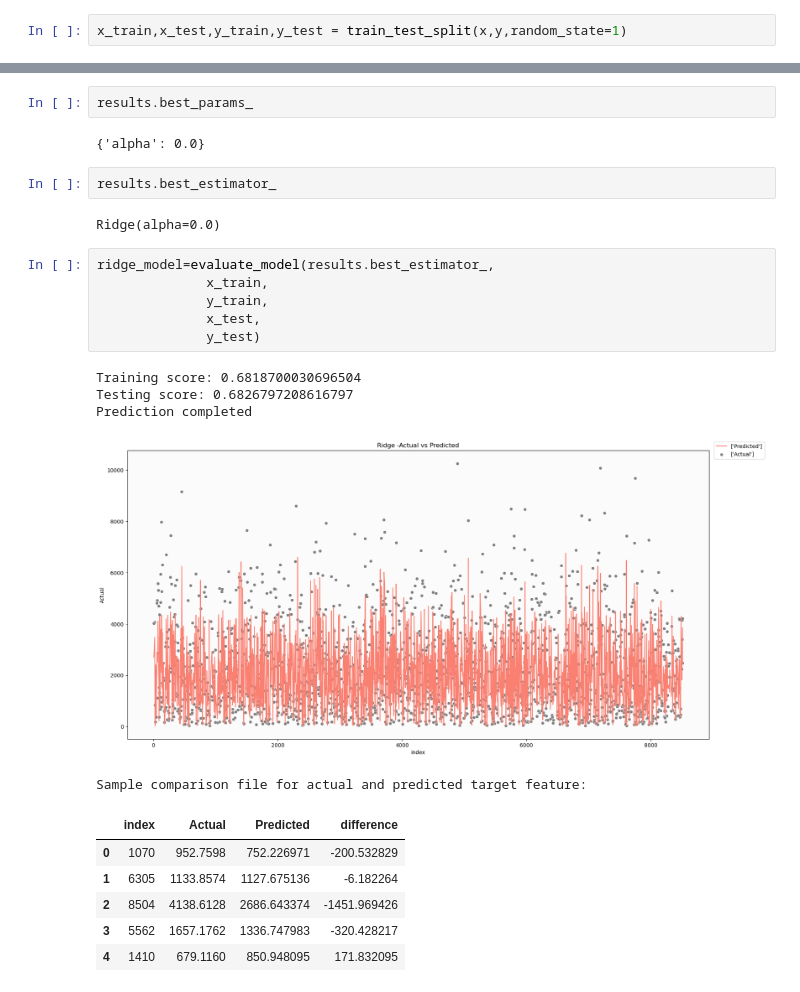
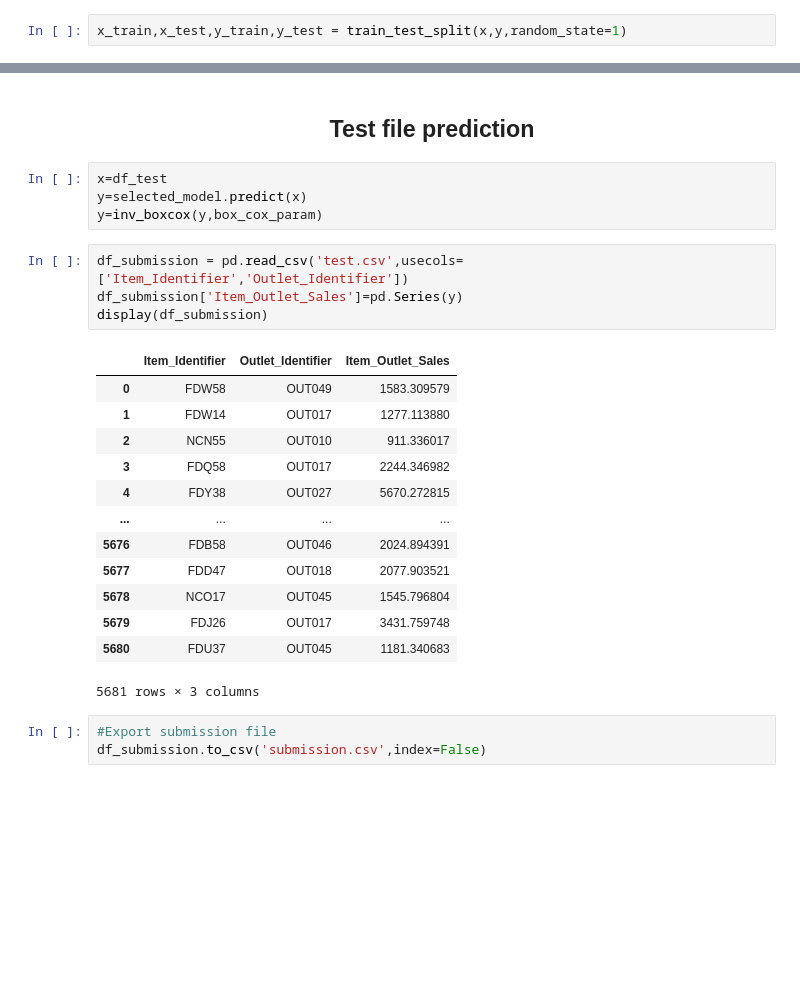
Before and after one commit to ajithcl/BigmartSalesPrediction, a Jupyter notebook: BigmartSalesPrediction.ipynb, the cells around one changed output, grey strips where cells are left out. Saved outputs shown, nothing was run; the diff lists cells and outputs as text; blank space fills up the shorter version.

```diff
--- a/BigmartSalesPrediction.ipynb
+++ b/BigmartSalesPrediction.ipynb
@@ -1587,26 +1607,27 @@ results.best_score_
-# %%
-results.best_params_
-# %% [output]
-{'alpha': 0.0}
-# %%
-results.best_estimator_
-# %% [output]
-Ridge(alpha=0.0)
-# %%
-ridge_model=evaluate_model(results.best_estimator_,
-              x_train,
-              y_train,
-              x_test,
-              y_test)
-# %% [output]
-Training score: 0.6818700030696504
-Testing score: 0.6826797208616797
-Prediction completed
-[figure, removed]
-Sample comparison file for actual and predicted target feature:
-|  | index | Actual | Predicted | difference |
-| 0 | 1070 | 952.7598 | 752.226971 | -200.532829 |
-| 1 | 6305 | 1133.8574 | 1127.675136 | -6.182264 |
-| 2 | 8504 | 4138.6128 | 2686.643374 | -1451.969426 |
-| 3 | 5562 | 1657.1762 | 1336.747983 | -320.428217 |
-| 4 | 1410 | 679.1160 | 850.948095 | 171.832095 |
+# %% [markdown]
+## <center> Test file prediction </center>
+# %%
+x=df_test
+y=selected_model.predict(x)
+y=inv_boxcox(y,box_cox_param)
+# %%
+df_submission = pd.read_csv('test.csv',usecols=['Item_Identifier','Outlet_Identifier'])
+df_submission['Item_Outlet_Sales']=pd.Series(y)
+display(df_submission)
+# %% [output]
+|  | Item_Identifier | Outlet_Identifier | Item_Outlet_Sales |
+| 0 | FDW58 | OUT049 | 1583.309579 |
+| 1 | FDW14 | OUT017 | 1277.113880 |
+| 2 | NCN55 | OUT010 | 911.336017 |
+| 3 | FDQ58 | OUT017 | 2244.346982 |
+| 4 | FDY38 | OUT027 | 5670.272815 |
+| ... | ... | ... | ... |
+| 5676 | FDB58 | OUT046 | 2024.894391 |
+| 5677 | FDD47 | OUT018 | 2077.903521 |
+| 5678 | NCO17 | OUT045 | 1545.796804 |
+| 5679 | FDJ26 | OUT017 | 3431.759748 |
+| 5680 | FDU37 | OUT045 | 1181.340683 |
+5681 rows × 3 columns
+# %%
+#Export submission file
+df_submission.to_csv('submission.csv',index=False)
```
Also changed, not shown: parts of 21 cells of this notebook, 2 other files.
